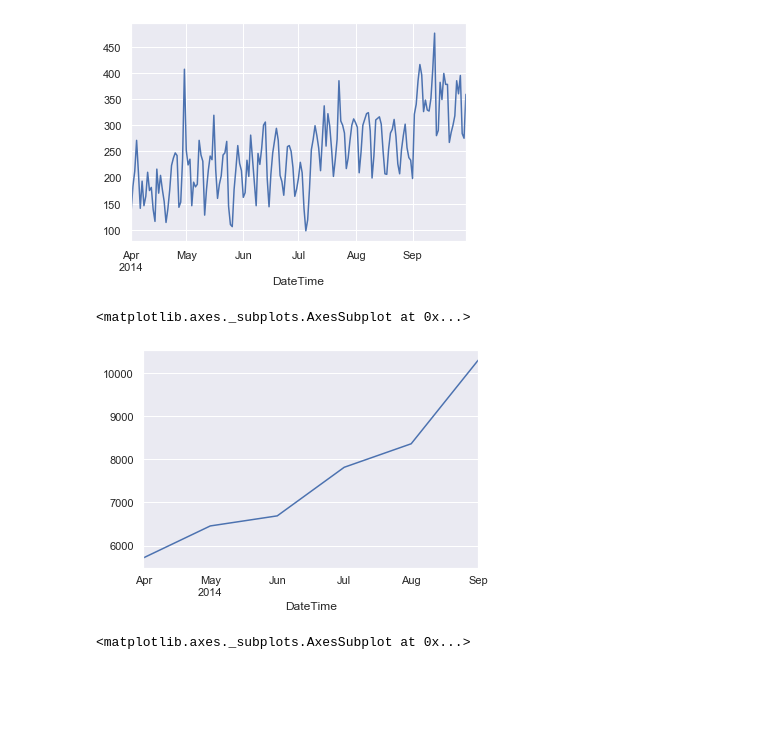
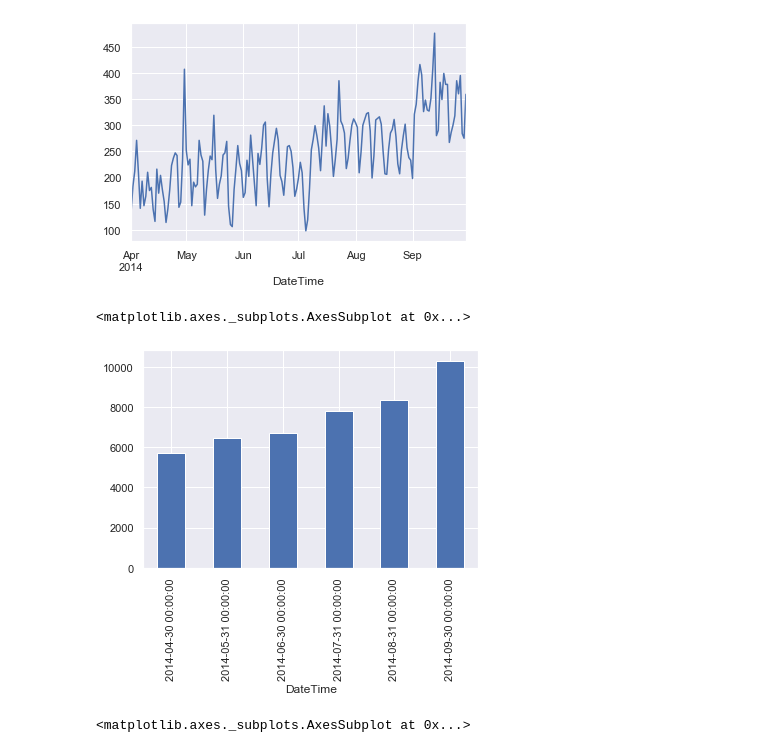
Before and after one commit to yrahan/uber, a Jupyter notebook: Uber Data Analysis Project.ipynb, the cells around one changed output. Drawn from its saved outputs; the diff is of its cells as text; code cells hidden in the pictures; blank space fills up the shorter version.

```diff
--- a/Uber Data Analysis Project.ipynb
+++ b/Uber Data Analysis Project.ipynb
@@ -52,6 +76,9 @@ Let's work and prototype on as maller simple, for themoment.
 data_2014.shape
 # %% [output]
 (45343, 4)
+# %%
+# adding a column of ones to compute some statistics
+data_2014['n'] = 1
 # %%
 data_2014.columns
 # %% [output]
@@ -228,10 +267,10 @@ data_2014.Base.resample('D').count().plot()
 <matplotlib.axes._subplots.AxesSubplot at 0x...>
 [figure]
 # %%
-data_2014.Base.resample('M').count().plot()
+data_2014.Base.resample('M').count().plot(kind='bar')
 # %% [output]
 <matplotlib.axes._subplots.AxesSubplot at 0x...>
-[figure, old version]
+[figure, new version]
 # %%
 data_2014.Base['2014-04'].resample('D').count().plot()
 # %% [output]
```
Also changed, not shown: parts of 54 cells of this notebook.
